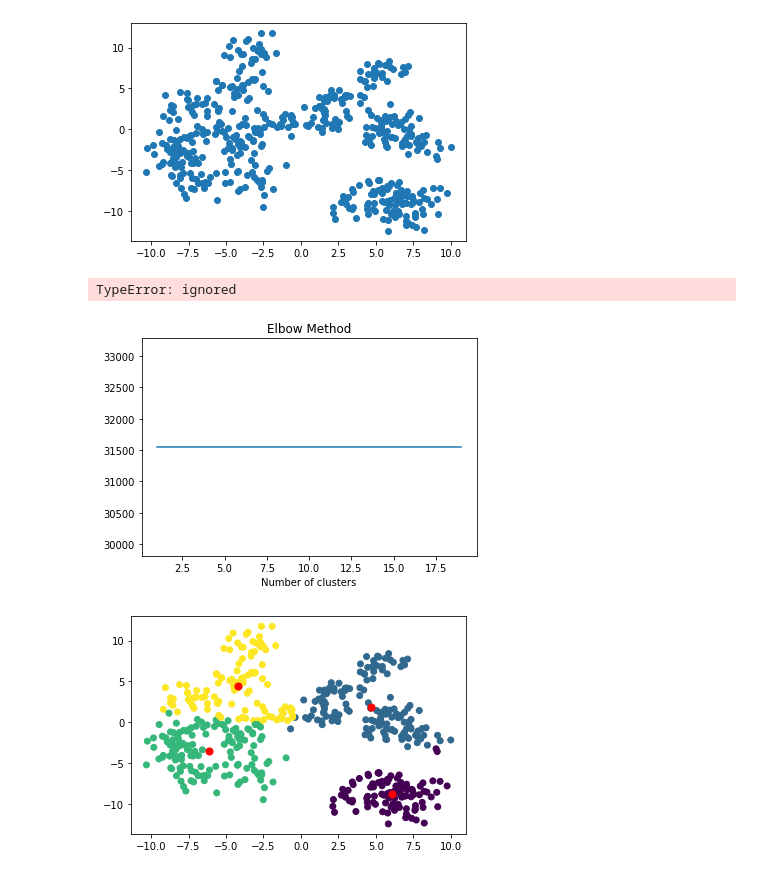
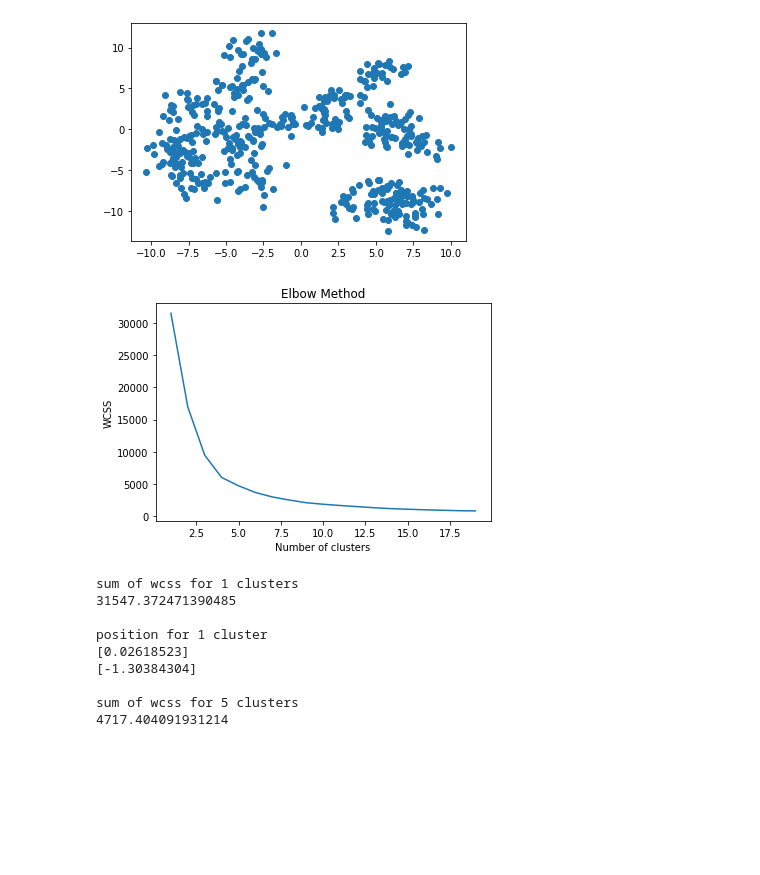
Before and after one commit to avelinocneto/igti-bootcamp-analistadados-modulo1, a Jupyter notebook: k_means_exercise1.ipynb, the cells around one changed output. Saved outputs shown, nothing was run; the diff lists cells and outputs as text; code cells hidden in the pictures; blank space fills up the shorter version.

```diff
--- a/k_means_exercise1.ipynb
+++ b/k_means_exercise1.ipynb
@@ -17,23 +17,49 @@ plt.scatter(X[:,0], X[:,1])
 [figure]
 # %%
 wcss = []
+s = 0
 for i in range(1, 20):
-    kmeans = KMeans(n_clusters=1, init='k-means++', max_iter=300, n_init=10)
+    kmeans = KMeans(n_clusters=i, init='k-means++', max_iter=300, n_init=10)
     kmeans.fit(X)
     wcss.append(kmeans.inertia_)
 plt.plot(range(1,20), wcss)
 plt.title('Elbow Method')
 plt.xlabel('Number of clusters')
-plt.ylabel('WCSS = ' & wcss[0])
+plt.ylabel('WCSS')
 plt.show()
 # %% [output]
-TypeError: ignored
-[figure, old version]
+[figure, new version]
 # %%
-kmeans = KMeans(n_clusters=4, init='k-means++', max_iter=300, n_init=10, random_state=0)
+kmeans = KMeans(n_clusters=1, init='k-means++', max_iter=300, n_init=10, random_state=0)
 pred_y = kmeans.fit_predict(X)
-plt.scatter(X[:,0], X[:,1], c=pred_y)
-plt.scatter(kmeans.cluster_centers_[:,0], kmeans.cluster_centers_[:,1], s=50, c='red')
+kmeans.fit(X)
+
+print('sum of wcss for 1 clusters')
+print(kmeans.inertia_)
+#write position for 1 cluster
+print('')
+print('position for 1 cluster')
+print(kmeans.cluster_centers_[:,0])
+print(kmeans.cluster_centers_[:,1])
+
+#Draw graphic
+#plt.scatter(X[:,0], X[:,1], c=pred_y)
+#plt.scatter(kmeans.cluster_centers_[:,0], kmeans.cluster_centers_[:,1], s=50, c='red')
 plt.show()
+
+
+kmeans = KMeans(n_clusters=5, init='k-means++', max_iter=300, n_init=10, random_state=0)
+kmeans.fit(X)
+print('')
+print('sum of wcss for 5 clusters')
+print(kmeans.inertia_)
 # %% [output]
-[figure, removed]
+sum of wcss for 1 clusters
+31547.372471390485
+
+position for 1 cluster
+[0.02618523]
+[-1.30384304]
+
+sum of wcss for 5 clusters
+4717.404091931214
```
